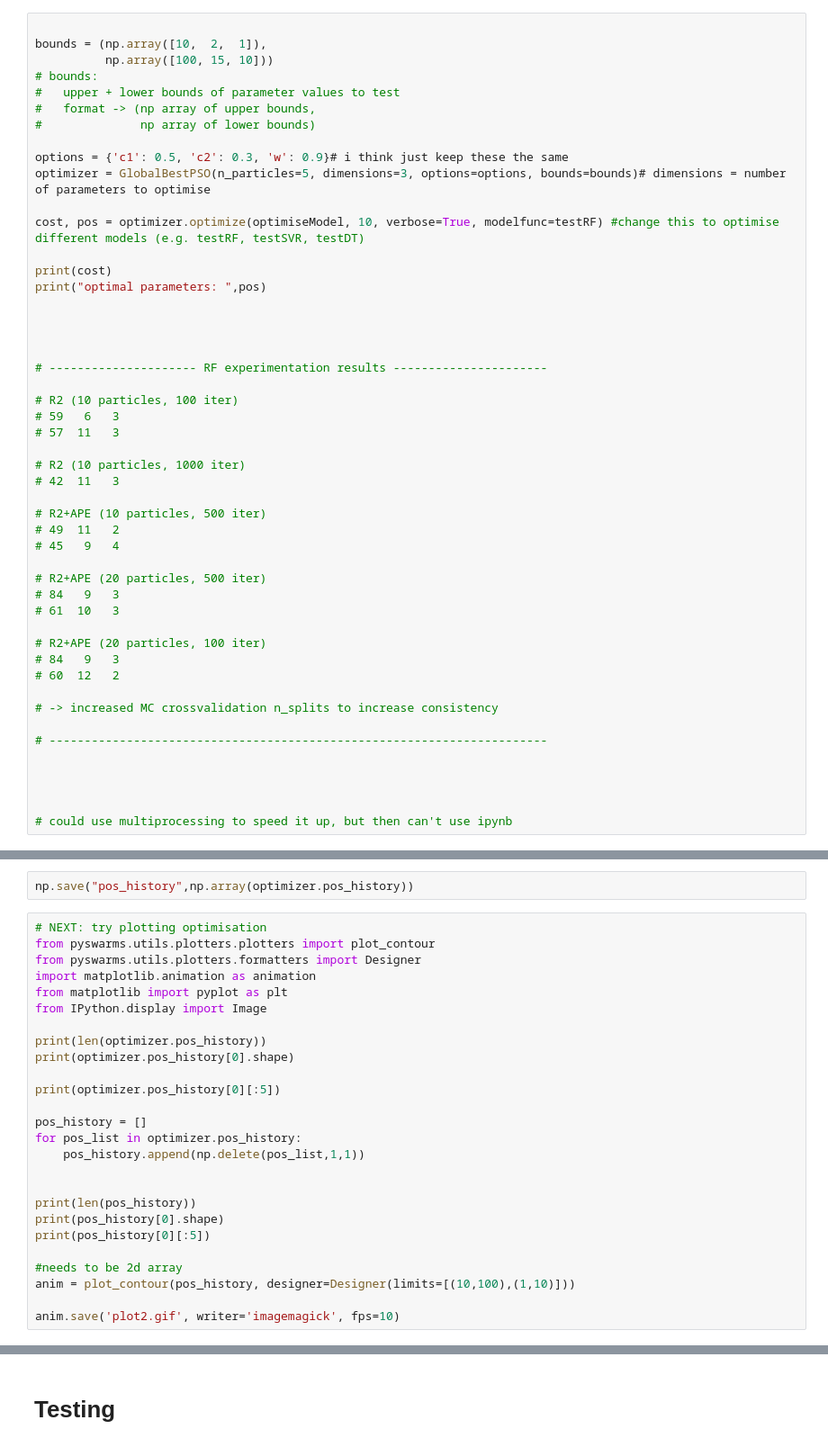
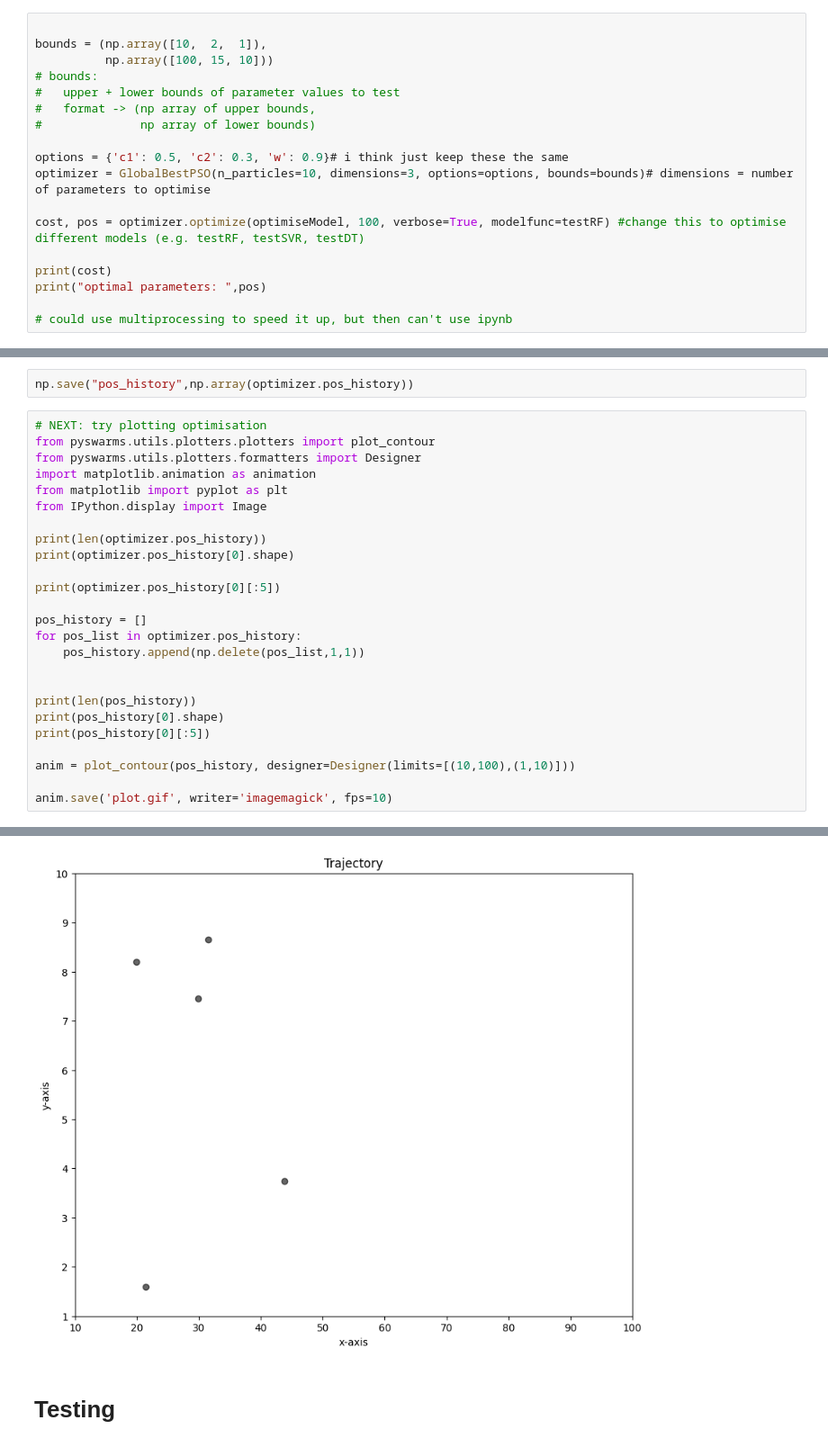
Before and after one commit to KeeganAikin/ai-capstone, a Jupyter notebook: mcc-estimation.ipynb, the cells around one changed output, grey strips where cells are left out. Shown: that part at 90% size. Drawn from its saved outputs; the diff is of its cells as text.

```diff
--- a/mcc-estimation.ipynb
+++ b/mcc-estimation.ipynb
@@ -287,43 +273,12 @@ bounds = (np.array([10,  2,  1]),
 #              np array of lower bounds)
 
 options = {'c1': 0.5, 'c2': 0.3, 'w': 0.9}# i think just keep these the same
-optimizer = GlobalBestPSO(n_particles=5, dimensions=3, options=options, bounds=bounds)# dimensions = number of parameters to optimise
+optimizer = GlobalBestPSO(n_particles=10, dimensions=3, options=options, bounds=bounds)# dimensions = number of parameters to optimise
 
-cost, pos = optimizer.optimize(optimiseModel, 10, verbose=True, modelfunc=testRF) #change this to optimise different models (e.g. testRF, testSVR, testDT)
+cost, pos = optimizer.optimize(optimiseModel, 100, verbose=True, modelfunc=testRF) #change this to optimise different models (e.g. testRF, testSVR, testDT)
 
 print(cost)
 print("optimal parameters: ",pos)
 
-
-
-
-# --------------------- RF experimentation results ----------------------
-
-# R2 (10 particles, 100 iter)
-# 59   6   3
-# 57  11   3
-
-# R2 (10 particles, 1000 iter)
-# 42  11   3
-
-# R2+APE (10 particles, 500 iter)
-# 49  11   2
-# 45   9   4
-
-# R2+APE (20 particles, 500 iter)
-# 84   9   3
-# 61  10   3
-
-# R2+APE (20 particles, 100 iter)
-# 84   9   3
-# 60  12   2
-
-# -> increased MC crossvalidation n_splits to increase consistency
-
-# -----------------------------------------------------------------------
-
-
-
-
 # could use multiprocessing to speed it up, but then can't use ipynb
 # %% [output]
@@ -355,8 +310,7 @@ print(len(pos_history))
 print(pos_history[0].shape)
 print(pos_history[0][:5])
 
-#needs to be 2d array
 anim = plot_contour(pos_history, designer=Designer(limits=[(10,100),(1,10)]))
 
-anim.save('plot2.gif', writer='imagemagick', fps=10)
+anim.save('plot.gif', writer='imagemagick', fps=10)
 # %% [output]
@@ -381,3 +333,4 @@ anim.save('plot2.gif', writer='imagemagick', fps=10)
+[figure, added]
 # %% [markdown]
 # Testing
 # %%
```
Also changed, not shown: parts of 10 cells of this notebook, 2 other files.
